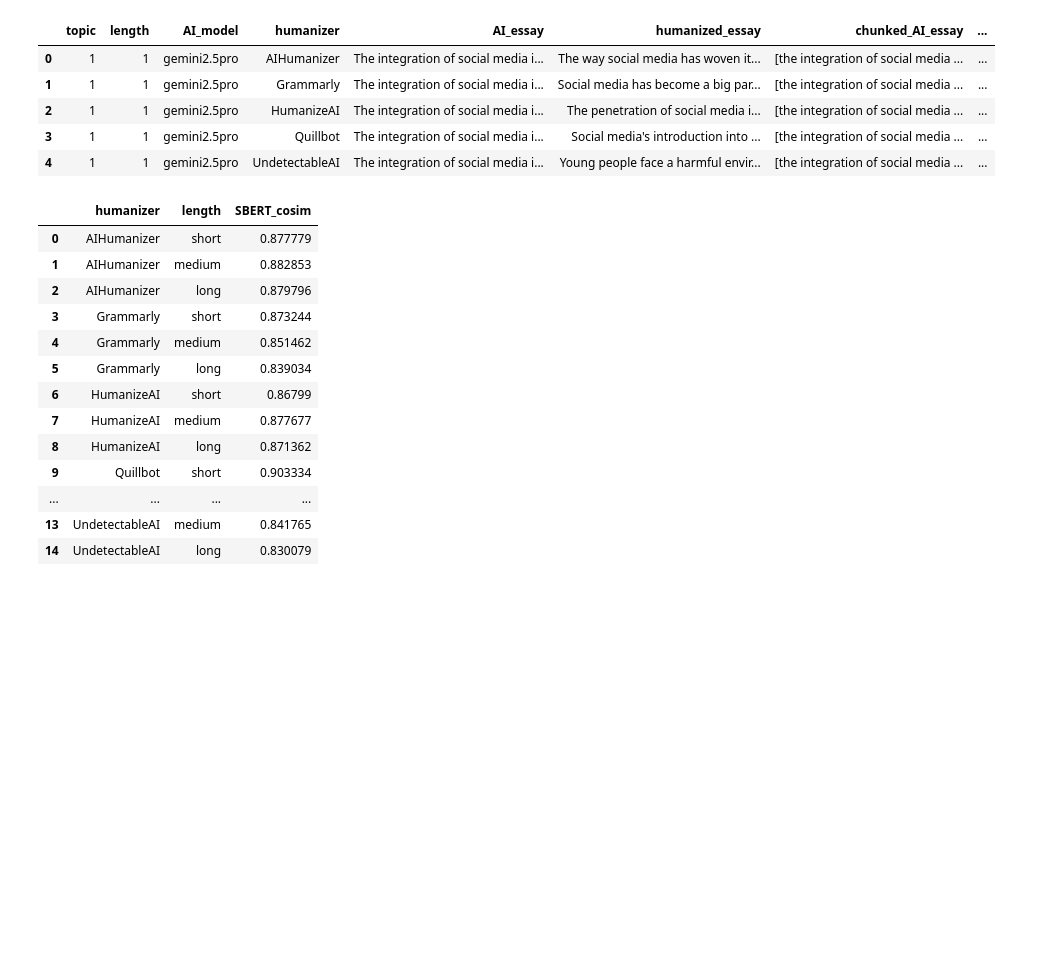
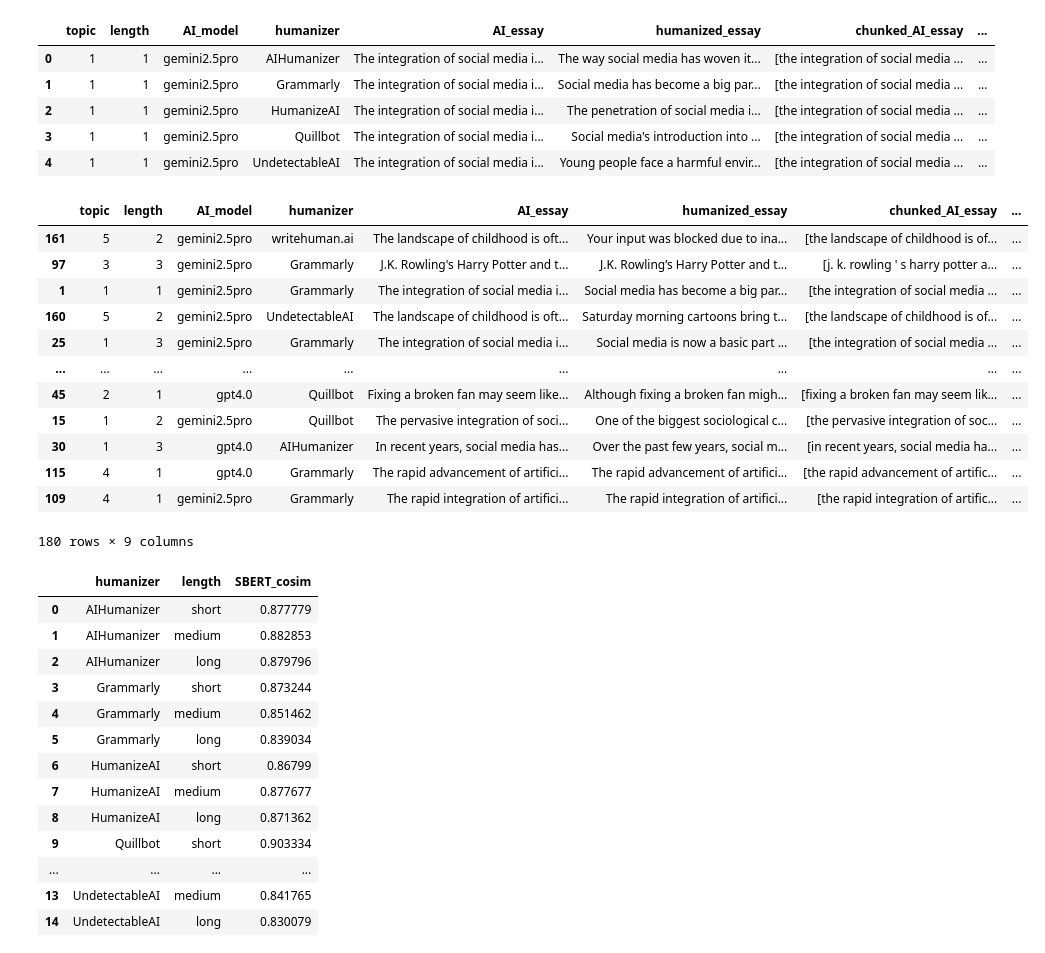
Before and after one commit to warit-tee/FYP, a Jupyter notebook: cosine-similarity/SBERT/SBERT.ipynb, the cells around one changed output. Cells and saved outputs as stored; diff of their text form; code cells hidden in the pictures; blank space fills up the shorter version.

```diff
--- a/SBERT/SBERT.ipynb
+++ b/cosine-similarity/SBERT/SBERT.ipynb
@@ -98,6 +98,22 @@ To disable this warning, you can either:
 | 2 | 1 | 1 | gemini2.5pro | HumanizeAI | The integration of social media i... | The penetration of social media i... | [the integration of social media ... | ... |
 | 3 | 1 | 1 | gemini2.5pro | Quillbot | The integration of social media i... | Social media's introduction into ... | [the integration of social media ... | ... |
 | 4 | 1 | 1 | gemini2.5pro | UndetectableAI | The integration of social media i... | Young people face a harmful envir... | [the integration of social media ... | ... |
+# %%
+df_cosim.sort_values(by='SBERT_cosim')
+# %% [output]
+|  | topic | length | AI_model | humanizer | AI_essay | humanized_essay | chunked_AI_essay | ... |
+| 161 | 5 | 2 | gemini2.5pro | writehuman.ai | The landscape of childhood is oft... | Your input was blocked due to ina... | [the landscape of childhood is of... | ... |
+| 97 | 3 | 3 | gemini2.5pro | Grammarly | J.K. Rowling's Harry Potter and t... | J.K. Rowling’s Harry Potter and t... | [j. k. rowling ' s harry potter a... | ... |
+| 1 | 1 | 1 | gemini2.5pro | Grammarly | The integration of social media i... | Social media has become a big par... | [the integration of social media ... | ... |
+| 160 | 5 | 2 | gemini2.5pro | UndetectableAI | The landscape of childhood is oft... | Saturday morning cartoons bring t... | [the landscape of childhood is of... | ... |
+| 25 | 1 | 3 | gemini2.5pro | Grammarly | The integration of social media i... | Social media is now a basic part ... | [the integration of social media ... | ... |
+| ... | ... | ... | ... | ... | ... | ... | ... | ... |
+| 45 | 2 | 1 | gpt4.0 | Quillbot | Fixing a broken fan may seem like... | Although fixing a broken fan migh... | [fixing a broken fan may seem lik... | ... |
+| 15 | 1 | 2 | gemini2.5pro | Quillbot | The pervasive integration of soci... | One of the biggest sociological c... | [the pervasive integration of soc... | ... |
+| 30 | 1 | 3 | gpt4.0 | AIHumanizer | In recent years, social media has... | Over the past few years, social m... | [in recent years, social media ha... | ... |
+| 115 | 4 | 1 | gpt4.0 | Grammarly | The rapid advancement of artifici... | The rapid advancement of artifici... | [the rapid advancement of artific... | ... |
+| 109 | 4 | 1 | gemini2.5pro | Grammarly | The rapid integration of artifici... | The rapid integration of artifici... | [the rapid integration of artific... | ... |
+180 rows × 9 columns
 # %%
 #remove the outlier
 df_cosim_cleaned = df_cosim.drop(index=161)
```
Also changed, not shown: 11 other files.
